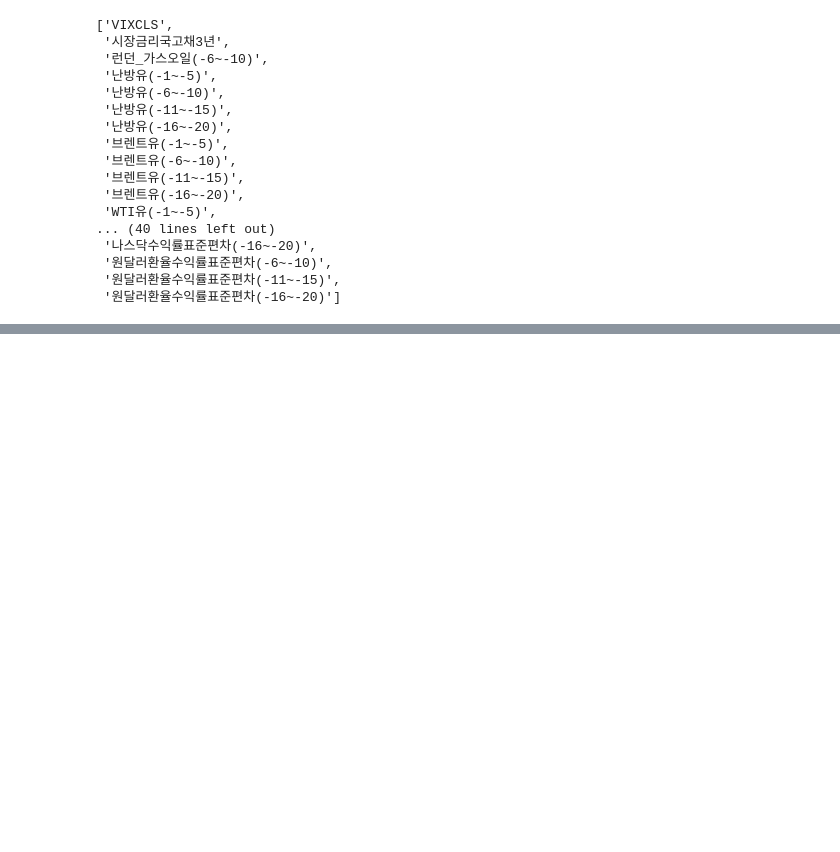
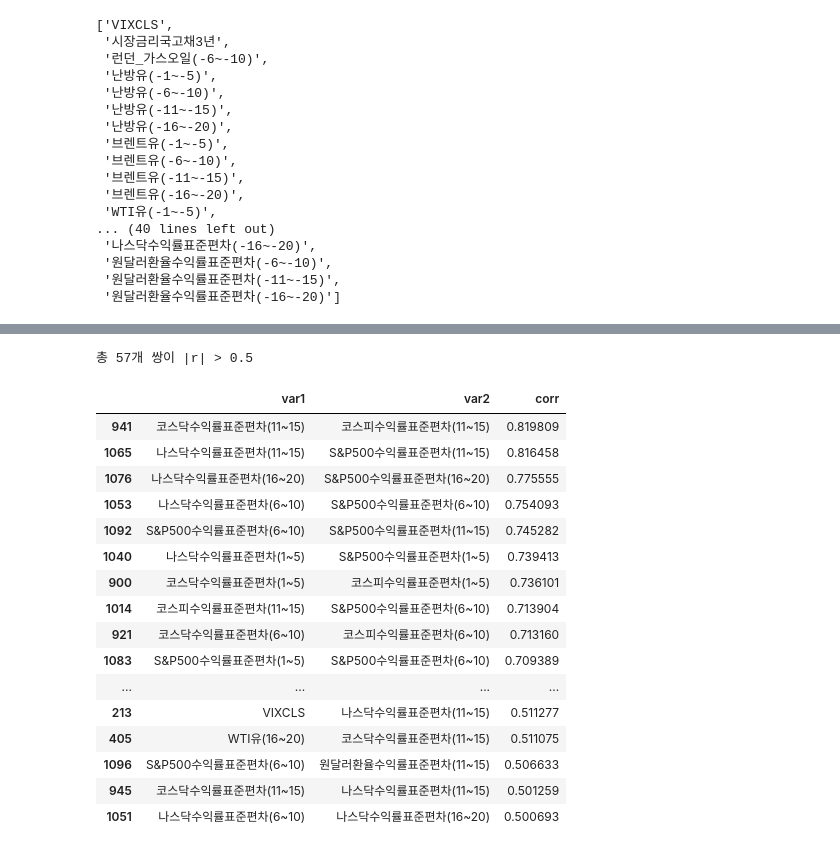
Before and after one commit to UbionProject1-IPO/Project1-2, a Jupyter notebook: notebook/정서기다중공선성.ipynb, the cells around one changed output, grey strips where cells are left out. Cells and saved outputs as stored; diff of their text form; code cells hidden in the pictures; blank space fills up the shorter version.

```diff
--- a/notebook/정서기다중공선성.ipynb
+++ b/notebook/정서기다중공선성.ipynb
@@ -738,0 +741,11 @@ dropped_columns
+# %%
+import pandas as pd
+
+sp = pd.read_csv('../data/주가수익률_raw/주가수익률_final.csv')
+csi = pd.read_csv('../data/경기국면/경기국면(CSI).csv')
+# %%
+csi = csi[['회사명', '경기국면']]
+sp = sp.merge(csi, on='회사명')
+# %%
+sp = sp.drop(columns=['상장일','stock_code','회사명'])
+sp.info()
@@ -738,0 +817,42 @@ dropped_columns
+# %%
+#높은 상관쌍(Threshold)만 추출하기
+
+import pandas as pd
+
+# 1) 상관계수 행렬 계산
+corr = sp.corr().abs()
+
+# 2) 상삼각행렬 mask
+mask = np.triu(np.ones_like(corr, dtype=bool), k=1)
+
+# 3) 임계값 이상의 쌍 필터링
+threshold = 0.5
+high_corr = (
+    corr.where(mask)
+        .stack()
+        .reset_index()
+        .rename(columns={'level_0':'var1','level_1':'var2',0:'corr'})
+)
+high_corr = high_corr[high_corr['corr'] > threshold].sort_values('corr', ascending=False)
+
+print(f"총 {len(high_corr)}개 쌍이 |r| > {threshold}")
+high_corr.head(57)
+# %% [output]
+총 57개 쌍이 |r| > 0.5
+|  | var1 | var2 | corr |
+| 941 | 코스닥수익률표준편차(11~15) | 코스피수익률표준편차(11~15) | 0.819809 |
+| 1065 | 나스닥수익률표준편차(11~15) | S&P500수익률표준편차(11~15) | 0.816458 |
+| 1076 | 나스닥수익률표준편차(16~20) | S&P500수익률표준편차(16~20) | 0.775555 |
+| 1053 | 나스닥수익률표준편차(6~10) | S&P500수익률표준편차(6~10) | 0.754093 |
+| 1092 | S&P500수익률표준편차(6~10) | S&P500수익률표준편차(11~15) | 0.745282 |
+| 1040 | 나스닥수익률표준편차(1~5) | S&P500수익률표준편차(1~5) | 0.739413 |
+| 900 | 코스닥수익률표준편차(1~5) | 코스피수익률표준편차(1~5) | 0.736101 |
+| 1014 | 코스피수익률표준편차(11~15) | S&P500수익률표준편차(6~10) | 0.713904 |
+| 921 | 코스닥수익률표준편차(6~10) | 코스피수익률표준편차(6~10) | 0.713160 |
+| 1083 | S&P500수익률표준편차(1~5) | S&P500수익률표준편차(6~10) | 0.709389 |
+| ... | ... | ... | ... |
+| 213 | VIXCLS | 나스닥수익률표준편차(11~15) | 0.511277 |
+| 405 | WTI유(16~20) | 코스닥수익률표준편차(11~15) | 0.511075 |
+| 1096 | S&P500수익률표준편차(6~10) | 원달러환율수익률표준편차(11~15) | 0.506633 |
+| 945 | 코스닥수익률표준편차(11~15) | 나스닥수익률표준편차(11~15) | 0.501259 |
+| 1051 | 나스닥수익률표준편차(6~10) | 나스닥수익률표준편차(16~20) | 0.500693 |
```
Also changed, not shown: parts of 3 cells of this notebook, 1 other file.
